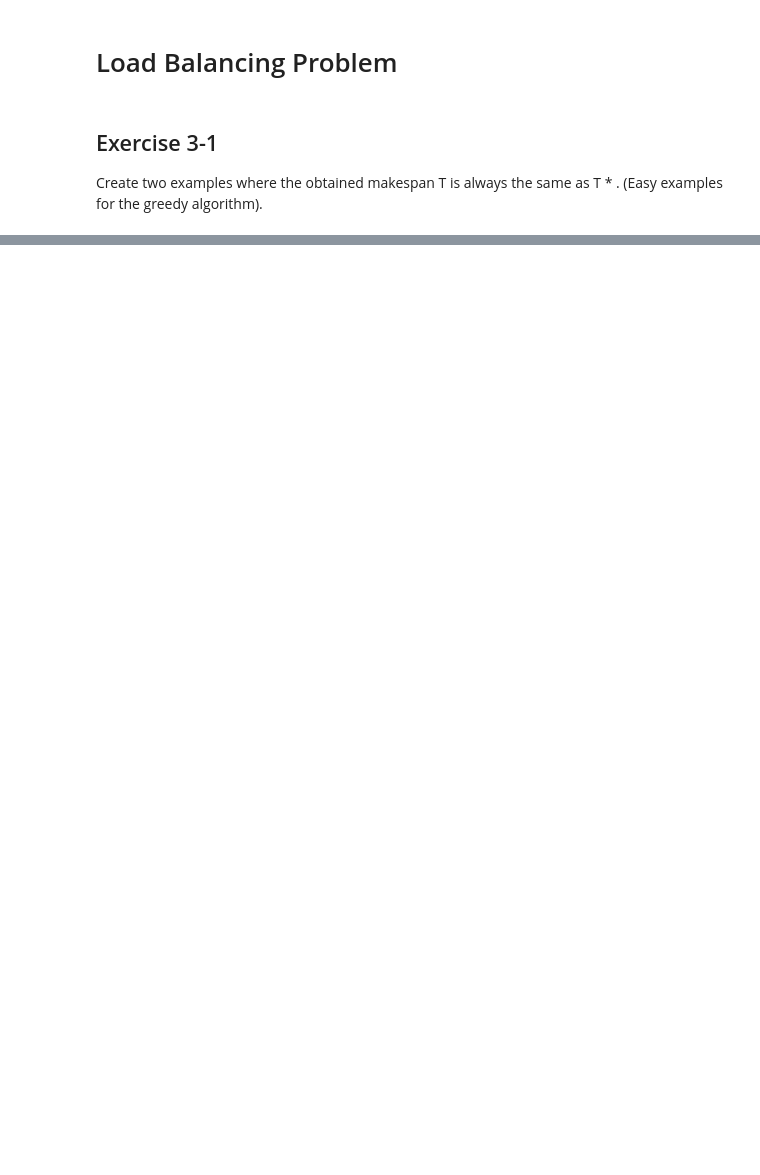
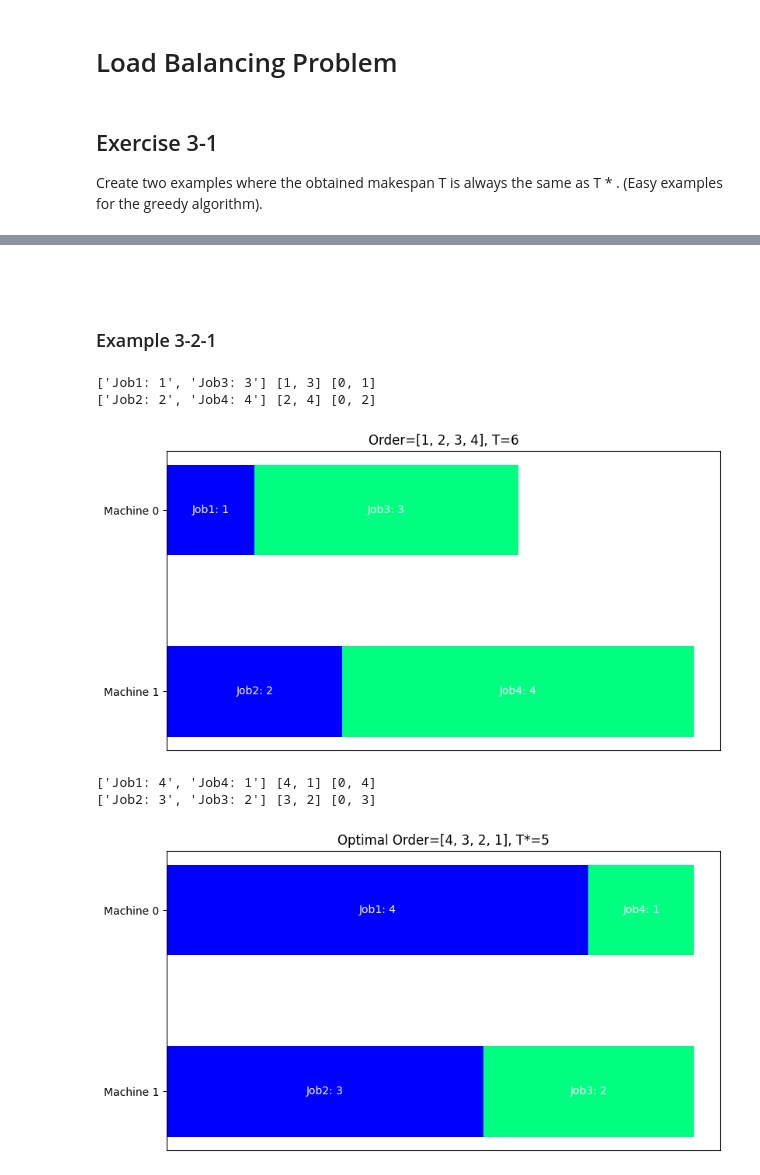
Before and after one commit to AbaoFromCUG/CSE5003_homework, a Jupyter notebook: homework_4/homework_4.ipynb, the cells around one changed output, grey strips where cells are left out. Cells and saved outputs as stored; diff of their text form; code cells hidden in the pictures; blank space fills up the shorter version.

```diff
--- a/homework_4/homework_4.ipynb
+++ b/homework_4/homework_4.ipynb
@@ -84,0 +105,39 @@ plt.show()
+# %% [markdown]
+##
+# %% [markdown]
+### Example 3-2-1
+# %%
+
+order_simple_jobs = [
+    ["Job1", 1],
+    ["Job2", 2],
+    ["Job3", 3],
+    ["Job4", 4],
+]
+
+order_simple_jobs_assigned, order_simple_jobs_T = greedy_solution(2, order_simple_jobs)
+
+draw_assigned(order_simple_jobs_assigned)
+plt.title(f"Order=[1, 2, 3, 4], T={order_simple_jobs_T}")
+plt.show()
+
+
+order_simple_jobs = [
+    ["Job1", 4],
+    ["Job2", 3],
+    ["Job3", 2],
+    ["Job4", 1],
+]
+
+order_simple_jobs_assigned, order_simple_jobs_T = greedy_solution(2, order_simple_jobs)
+
+draw_assigned(order_simple_jobs_assigned)
+plt.title(f"Optimal Order=[4, 3, 2, 1], T*=5")
+plt.show()
+# %% [output]
+['Job1: 1', 'Job3: 3'] [1, 3] [0, 1]
+['Job2: 2', 'Job4: 4'] [2, 4] [0, 2]
+[figure, added]
+['Job1: 4', 'Job4: 1'] [4, 1] [0, 4]
+['Job2: 3', 'Job3: 2'] [3, 2] [0, 3]
+[figure, added]
```
Also changed, not shown: parts of 8 cells of this notebook.
